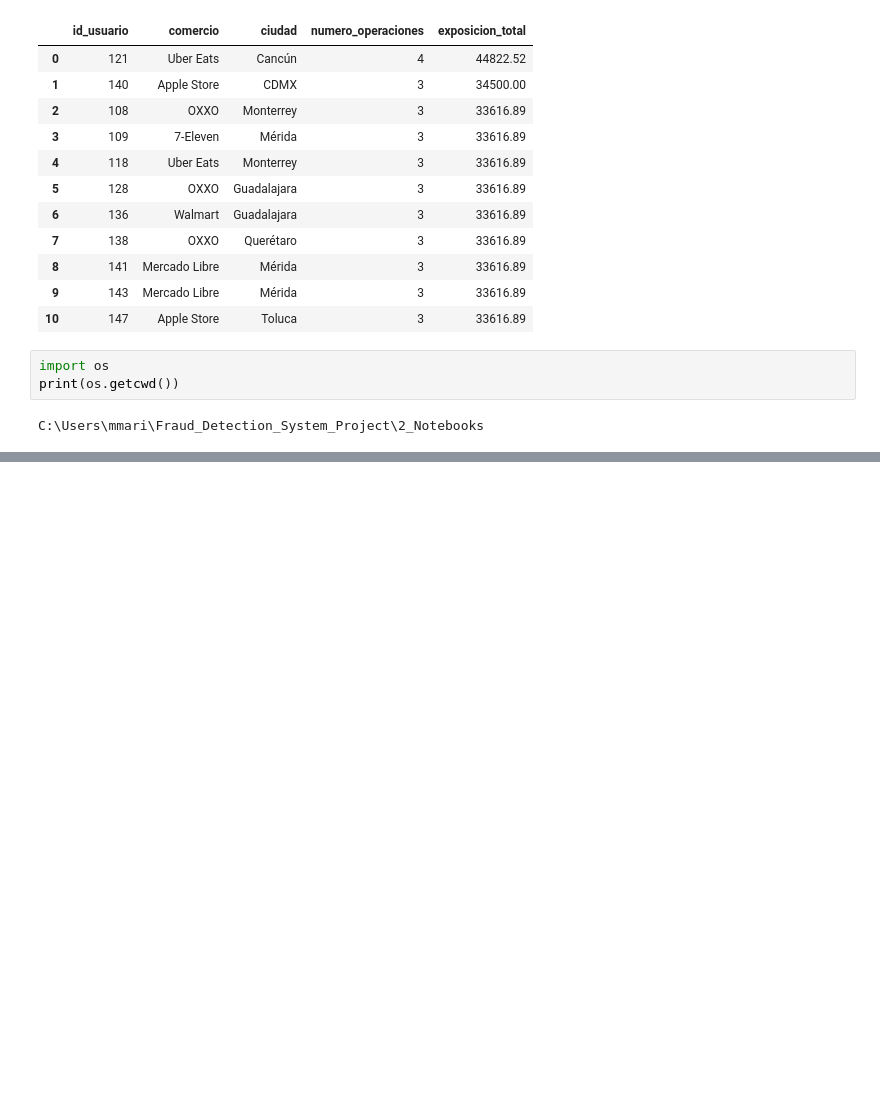
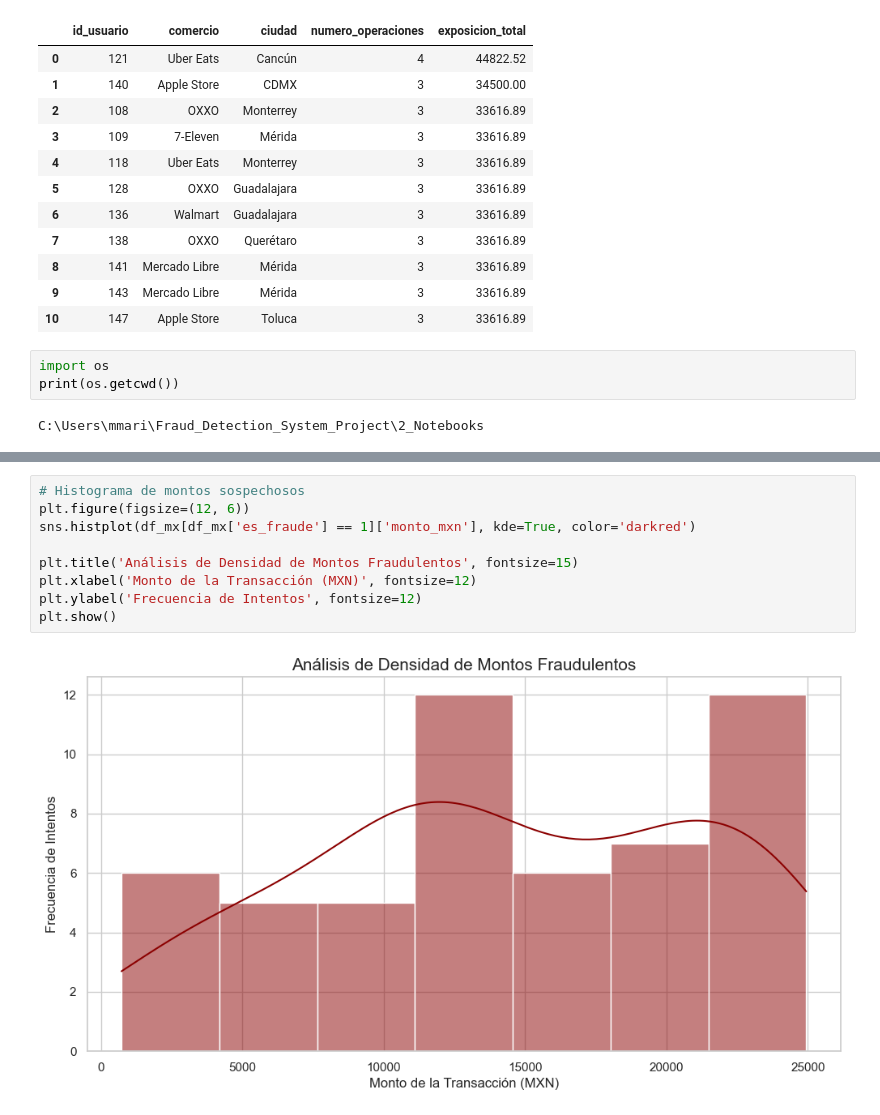
Before and after one commit to MMARIN3901/Deteccion-Fraude-Bancario-MX, a Jupyter notebook: 01_Generacion_y_Limpieza_Datos.ipynb, the cells around one changed output, grey strips where cells are left out. Cells and saved outputs as stored; diff of their text form; blank space fills up the shorter version.

```diff
--- a/01_Generacion_y_Limpieza_Datos.ipynb
+++ b/01_Generacion_y_Limpieza_Datos.ipynb
@@ -124,0 +169,11 @@ C:\Users\mmari\Fraud_Detection_System_Project\2_Notebooks
+# %%
+# Histograma de montos sospechosos
+plt.figure(figsize=(12, 6))
+sns.histplot(df_mx[df_mx['es_fraude'] == 1]['monto_mxn'], kde=True, color='darkred')
+
+plt.title('Análisis de Densidad de Montos Fraudulentos', fontsize=15)
+plt.xlabel('Monto de la Transacción (MXN)', fontsize=12)
+plt.ylabel('Frecuencia de Intentos', fontsize=12)
+plt.show()
+# %% [output]
+[figure, added]
```
Also changed, not shown: parts of 9 cells of this notebook.
